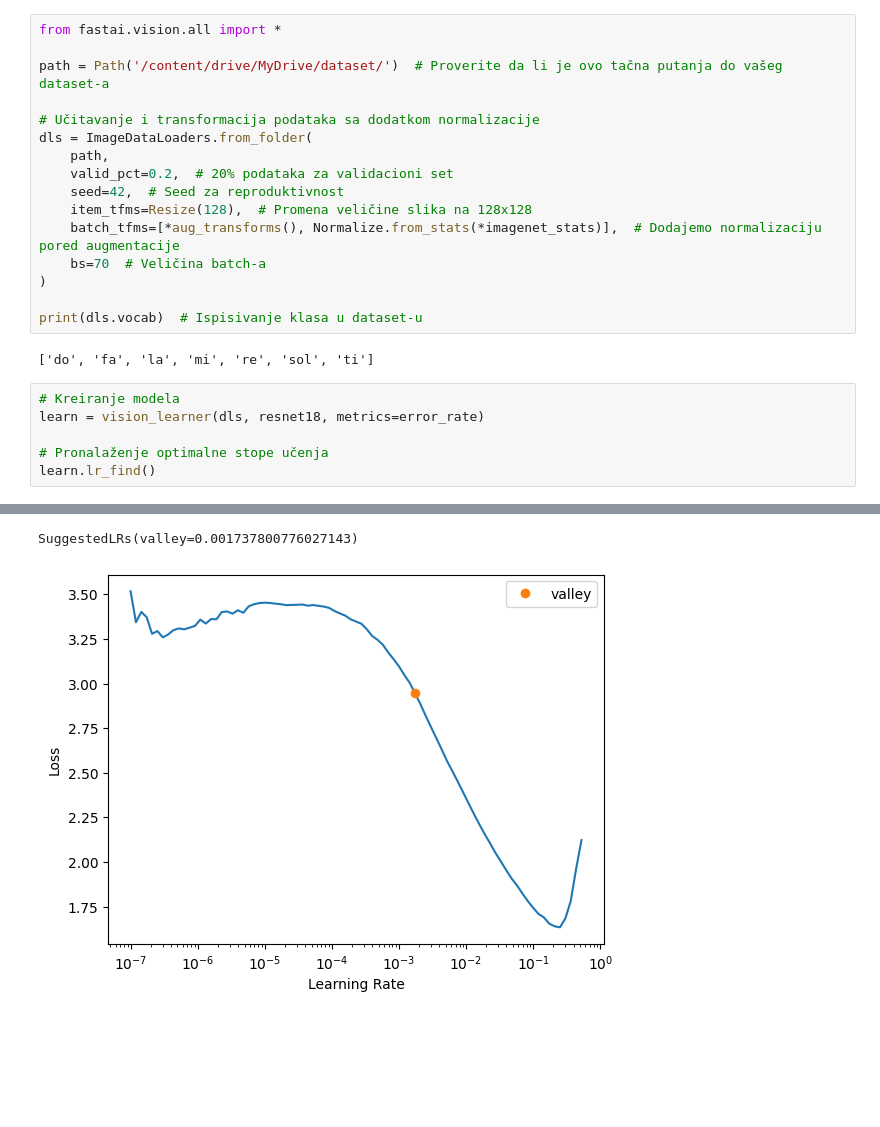
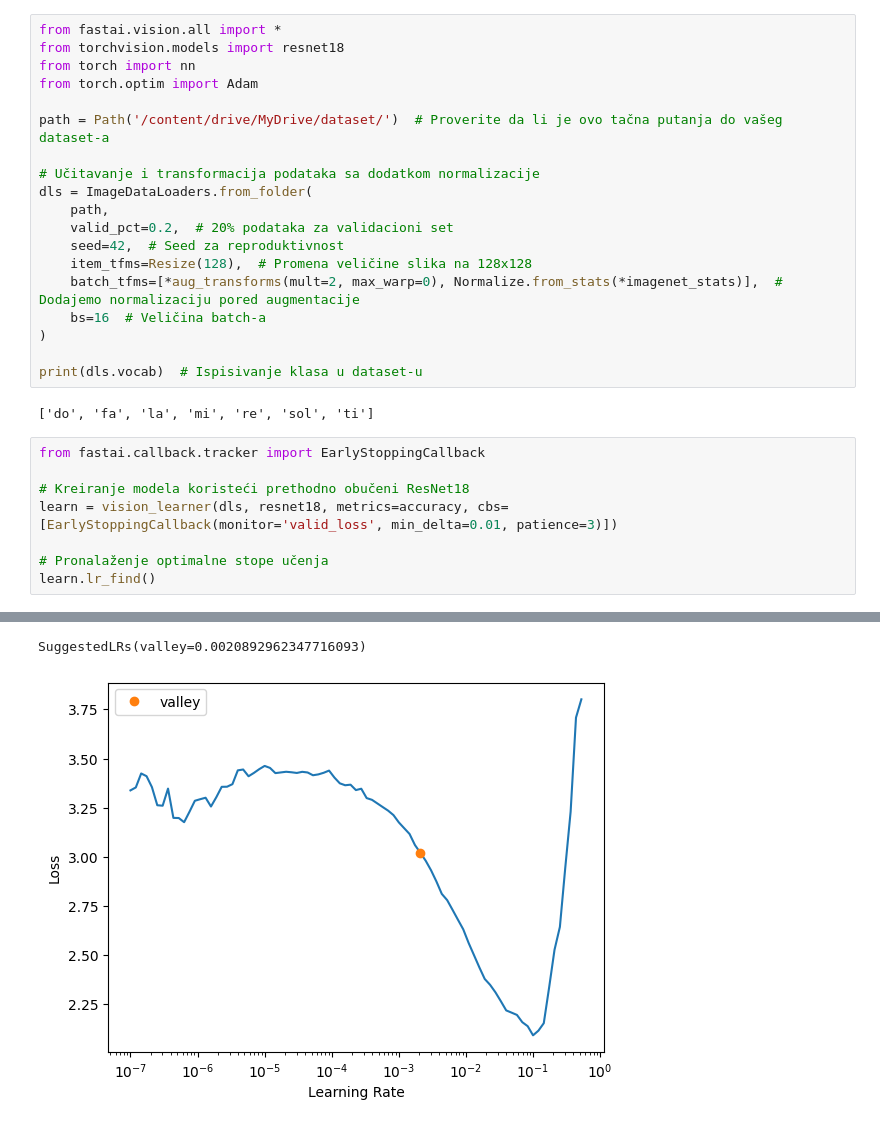
Before and after one commit to FILIPNFT/wifi_location, a Jupyter notebook: NoteNM.ipynb, the cells around one changed output, grey strips where cells are left out. Drawn from its saved outputs; the diff is of its cells as text; blank space fills up the shorter version.

```diff
--- a/NoteNM.ipynb
+++ b/NoteNM.ipynb
@@ -2,6 +2,9 @@
 <a href="https://colab.research.google.com/github/FILIPNFT/FILIPNFT/blob/main/NoteNM.ipynb" target="_parent"><img src="https://colab.research.google.com/assets/colab-badge.svg" alt="Open In Colab"/></a>
 # %%
 from fastai.vision.all import *
+from torchvision.models import resnet18
+from torch import nn
+from torch.optim import Adam
 
 path = Path('/content/drive/MyDrive/dataset/')  # Proverite da li je ovo tačna putanja do vašeg dataset-a
 
@@ -11,16 +14,18 @@ dls = ImageDataLoaders.from_folder(
     valid_pct=0.2,  # 20% podataka za validacioni set
     seed=42,  # Seed za reproduktivnost
     item_tfms=Resize(128),  # Promena veličine slika na 128x128
-    batch_tfms=[*aug_transforms(), Normalize.from_stats(*imagenet_stats)],  # Dodajemo normalizaciju pored augmentacije
-    bs=70  # Veličina batch-a
+    batch_tfms=[*aug_transforms(mult=2, max_warp=0), Normalize.from_stats(*imagenet_stats)],  # Dodajemo normalizaciju pored augmentacije
+    bs=16  # Veličina batch-a
 )
 
 print(dls.vocab)  # Ispisivanje klasa u dataset-u
 # %% [output]
 ['do', 'fa', 'la', 'mi', 're', 'sol', 'ti']
 # %%
-# Kreiranje modela
-learn = vision_learner(dls, resnet18, metrics=error_rate)
+from fastai.callback.tracker import EarlyStoppingCallback
+
+# Kreiranje modela koristeći prethodno obučeni ResNet18
+learn = vision_learner(dls, resnet18, metrics=accuracy, cbs=[EarlyStoppingCallback(monitor='valid_loss', min_delta=0.01, patience=3)])
 
 # Pronalaženje optimalne stope učenja
 learn.lr_find()
@@ -28,3 +34,3 @@ learn.lr_find()
 [interactive output not drawn]
-SuggestedLRs(valley=0.001737800776027143)
+SuggestedLRs(valley=0.0020892962347716093)
-[figure, old version]
+[figure, new version]
```
Also changed, not shown: parts of 16 cells of this notebook.
